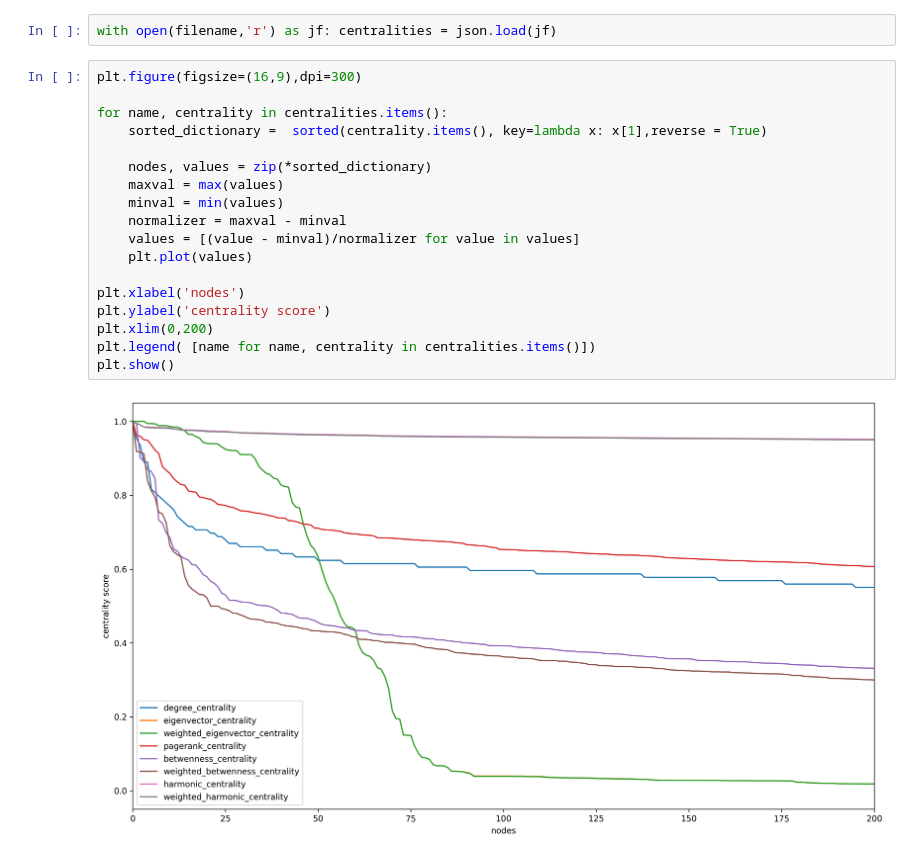
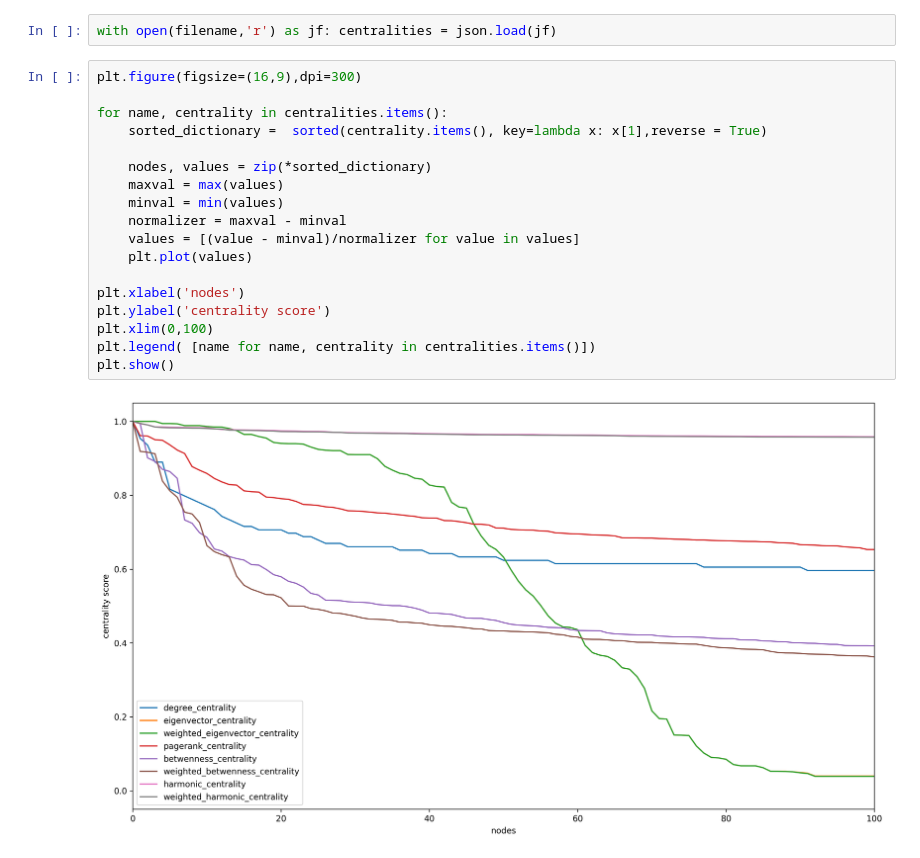
Before and after one commit to carloalbe/TripAdvisor-Tuscany-Restaurant-Social-Network-Analysis, a Jupyter notebook: network_analysis/codes/2 Centrality-Copy1.ipynb, the cells around one changed output. Cells and saved outputs as stored; diff of their text form.

```diff
--- a/network_analysis/codes/2 Centrality-Copy1.ipynb
+++ b/network_analysis/codes/2 Centrality-Copy1.ipynb
@@ -200,20 +198,20 @@ with open(filename,'r') as jf: centralities = json.load(jf)
 # %%
 plt.figure(figsize=(16,9),dpi=300)
 
 for name, centrality in centralities.items():
     sorted_dictionary =  sorted(centrality.items(), key=lambda x: x[1],reverse = True)
 
     nodes, values = zip(*sorted_dictionary)
     maxval = max(values)
     minval = min(values)
     normalizer = maxval - minval
     values = [(value - minval)/normalizer for value in values]
     plt.plot(values)
 
 plt.xlabel('nodes')
 plt.ylabel('centrality score')
-plt.xlim(0,200)
+plt.xlim(0,100)
 plt.legend( [name for name, centrality in centralities.items()])
 plt.show()
 # %% [output]
-[figure, old version]
+[figure, new version]
```
Also changed, not shown: parts of 4 cells of this notebook, 2 other files.
